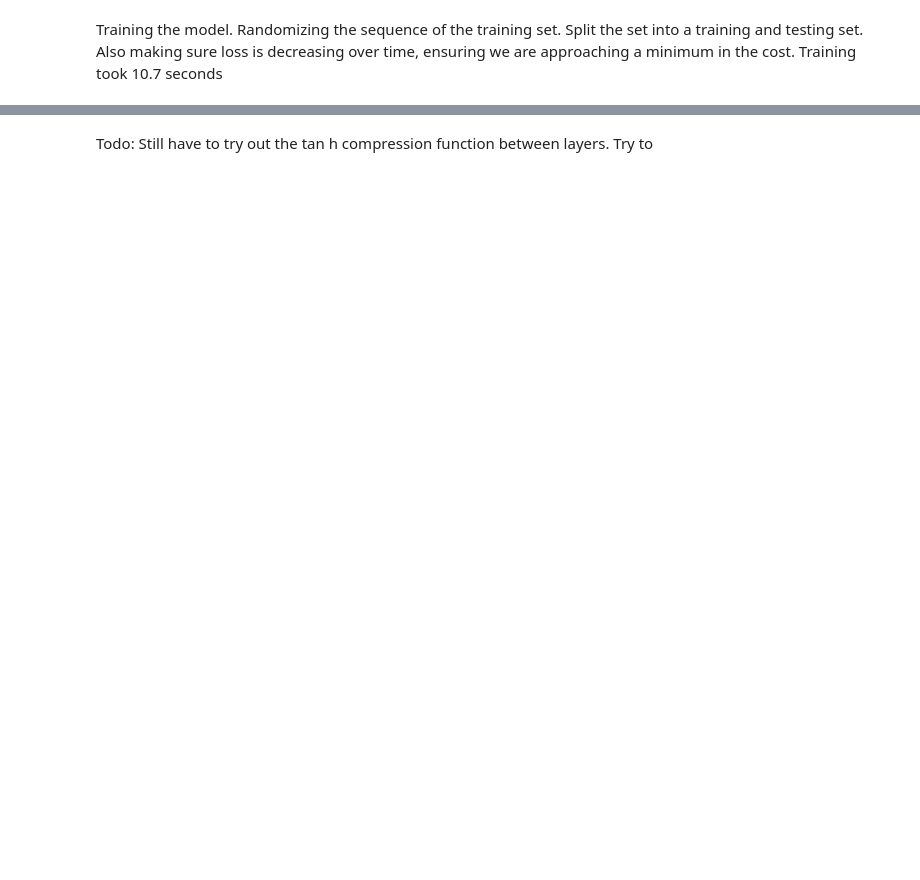
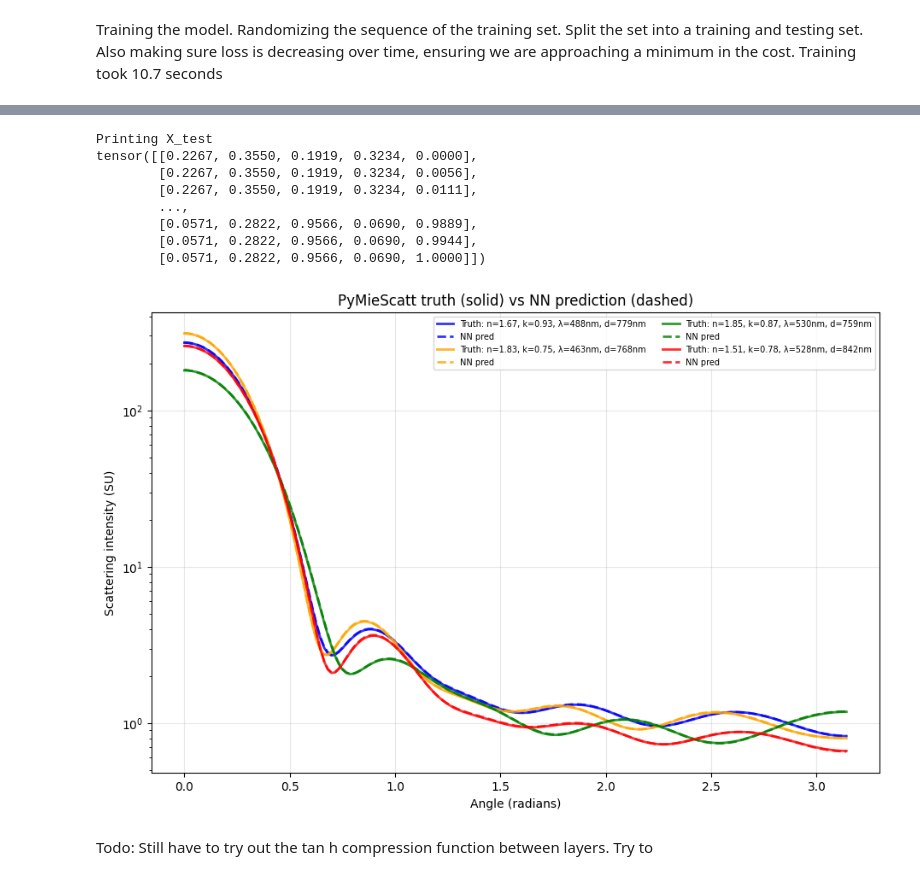
Before and after one commit to james-613/Modified_pyMieScatt_NN, a Jupyter notebook: simple_mie_theory_NN.ipynb, the cells around one changed output, grey strips where cells are left out. Saved outputs shown, nothing was run; the diff lists cells and outputs as text; code cells hidden in the pictures; blank space fills up the shorter version.

```diff
--- a/simple_mie_theory_NN.ipynb
+++ b/simple_mie_theory_NN.ipynb
@@ -320,9 +343,4 @@ print(f"Final test loss: {test_losses[-1]:.4f}")
 # %%
-# 2. Compute NN's derivative  ← NEW
-nn_grad = torch.autograd.grad(
-    pred.sum(), X_batch, create_graph=True
-)[0]
-
 print("Printing X_test")
 print(X_test)
 
@@ -347,33 +365,43 @@ for p_idx, color in zip(particle_indices, colors):
     end = start + 181
 
     # numpy wanted a 2D array, convert back into 1D for graphing
     true_log_curve = y_test[start:end].numpy().flatten()
     pred_log_curve = test_pred[start:end].numpy().flatten()
 
     true_curve = 10 ** true_log_curve
     pred_curve = 10 ** pred_log_curve
 
     # Un-normalize particle parameters
     n  = X_test[start, 0].item() * (1.86 - 1.5) + 1.5
     k  = X_test[start, 1].item() * (1.00 - 0.68) + 0.68
     wl = X_test[start, 2].item() * 100 + 450
     d  = X_test[start, 3].item() * 200 + 700
 
     # Un-normalize angles: stored as 0-1, multiply by π for radians
     angles_rad = X_test[start:end, 4].numpy() * np.pi
     angles_deg = np.degrees(angles_rad)   # for display only
 
     label = f"n={n:.2f}, k={k:.2f}, λ={wl:.0f}nm, d={d:.0f}nm"
     plt.plot(angles_rad, true_curve, '-',  color=color, linewidth=2, alpha=0.8, label=f"Truth: {label}")
     plt.plot(angles_rad, pred_curve, '--', color=color, linewidth=2, alpha=0.8, label="NN pred")
 
 plt.xlabel("Angle (radians)")
 plt.ylabel("Scattering intensity (SU)")
 plt.title("PyMieScatt truth (solid) vs NN prediction (dashed)")
 plt.yscale('log')
 plt.legend(fontsize=7, ncol=2)
 plt.grid(True, alpha=0.3)
 plt.show()
+# %% [output]
+Printing X_test
+tensor([[0.2267, 0.3550, 0.1919, 0.3234, 0.0000],
+        [0.2267, 0.3550, 0.1919, 0.3234, 0.0056],
+        [0.2267, 0.3550, 0.1919, 0.3234, 0.0111],
+        ...,
+        [0.0571, 0.2822, 0.9566, 0.0690, 0.9889],
+        [0.0571, 0.2822, 0.9566, 0.0690, 0.9944],
+        [0.0571, 0.2822, 0.9566, 0.0690, 1.0000]])
+[figure, added]
 # %% [markdown]
 Todo: Still have to try out the tan h compression function between layers. Try to
 # %%
```
Also changed, not shown: parts of 7 cells of this notebook.
